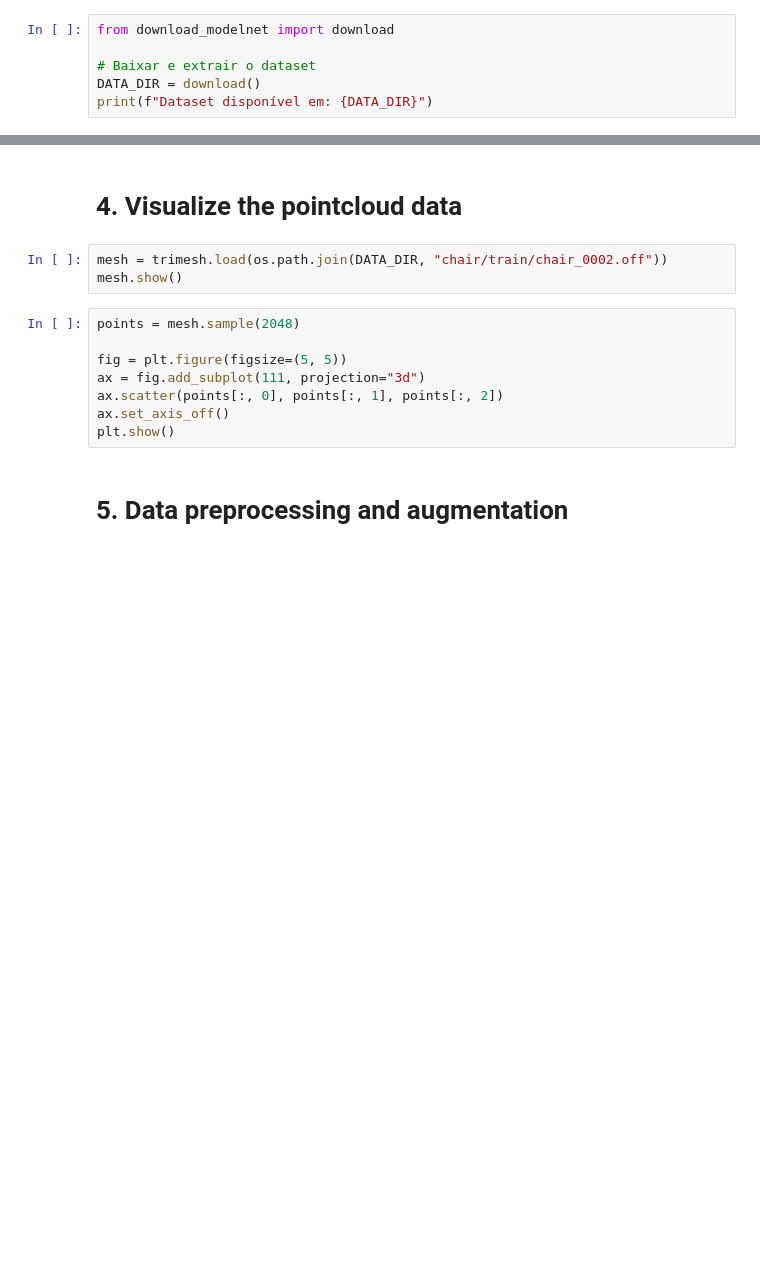
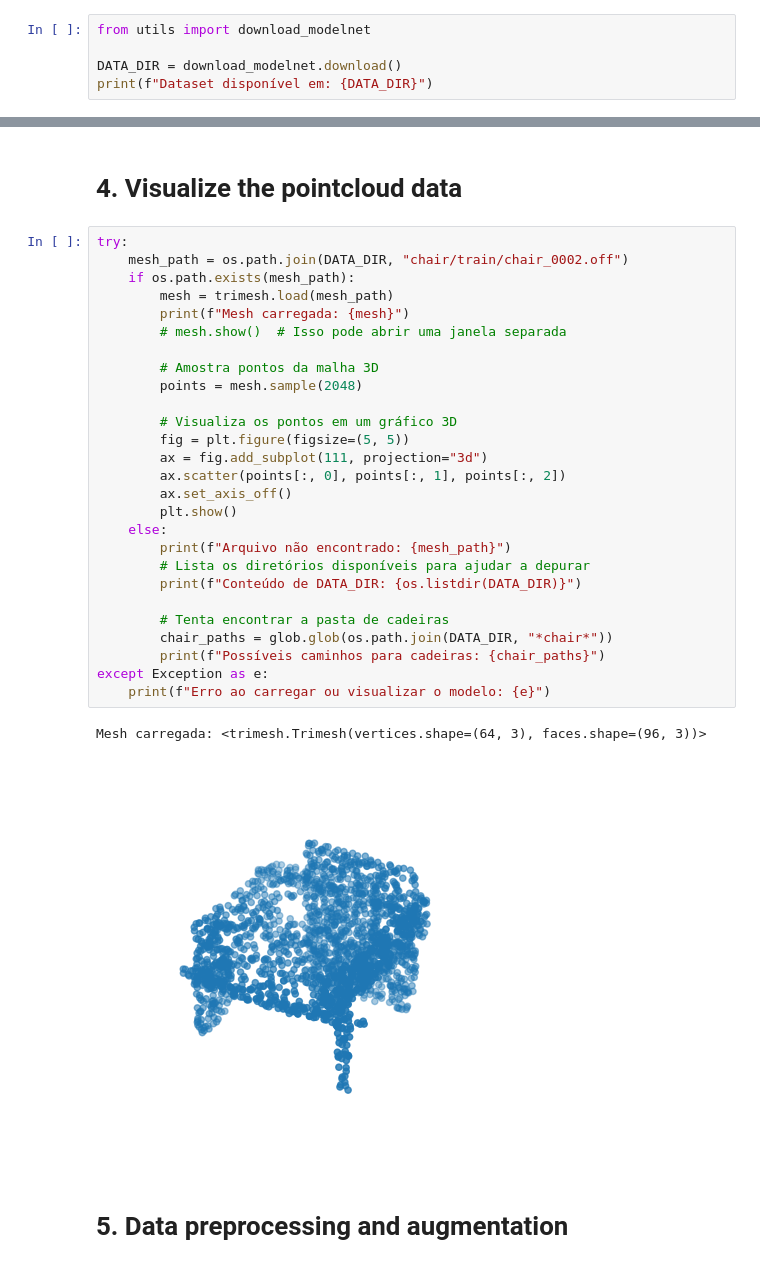
Before and after one commit to danielduartt/computer-graphics, a Jupyter notebook: point_cloud/projeto_01/3D_PointCloudClassificatio.ipynb, the cells around one changed output, grey strips where cells are left out. Saved outputs shown, nothing was run; the diff lists cells and outputs as text; blank space fills up the shorter version.

```diff
--- a/point_cloud/projeto_01/3D_PointCloudClassificatio.ipynb
+++ b/point_cloud/projeto_01/3D_PointCloudClassificatio.ipynb
@@ -28,8 +36,7 @@ tf.random.set_seed(1234)
 # %% [markdown]
 # **3. Download the pointcloud data**
 # %%
-from download_modelnet import download
+from utils import download_modelnet
 
-# Baixar e extrair o dataset
-DATA_DIR = download()
+DATA_DIR = download_modelnet.download()
 print(f"Dataset disponível em: {DATA_DIR}")
@@ -36,16 +48,35 @@ print(f"Dataset disponível em: {DATA_DIR}")
 # %% [markdown]
 # **4. Visualize the pointcloud data**
-# %%
-mesh = trimesh.load(os.path.join(DATA_DIR, "chair/train/chair_0002.off"))
-mesh.show()
-# %%
-points = mesh.sample(2048)
-
-fig = plt.figure(figsize=(5, 5))
-ax = fig.add_subplot(111, projection="3d")
-ax.scatter(points[:, 0], points[:, 1], points[:, 2])
-ax.set_axis_off()
-plt.show()
+# %%
+try:
+    mesh_path = os.path.join(DATA_DIR, "chair/train/chair_0002.off")
+    if os.path.exists(mesh_path):
+        mesh = trimesh.load(mesh_path)
+        print(f"Mesh carregada: {mesh}")
+        # mesh.show()  # Isso pode abrir uma janela separada
+
+        # Amostra pontos da malha 3D
+        points = mesh.sample(2048)
+
+        # Visualiza os pontos em um gráfico 3D
+        fig = plt.figure(figsize=(5, 5))
+        ax = fig.add_subplot(111, projection="3d")
+        ax.scatter(points[:, 0], points[:, 1], points[:, 2])
+        ax.set_axis_off()
+        plt.show()
+    else:
+        print(f"Arquivo não encontrado: {mesh_path}")
+        # Lista os diretórios disponíveis para ajudar a depurar
+        print(f"Conteúdo de DATA_DIR: {os.listdir(DATA_DIR)}")
+
+        # Tenta encontrar a pasta de cadeiras
+        chair_paths = glob.glob(os.path.join(DATA_DIR, "*chair*"))
+        print(f"Possíveis caminhos para cadeiras: {chair_paths}")
+except Exception as e:
+    print(f"Erro ao carregar ou visualizar o modelo: {e}")
+# %% [output]
+Mesh carregada: <trimesh.Trimesh(vertices.shape=(64, 3), faces.shape=(96, 3))>
+[figure, added]
 # %% [markdown]
 # **5. Data preprocessing and augmentation**
 # %%
```
Also changed, not shown: parts of 9 cells of this notebook, 3 other files.
